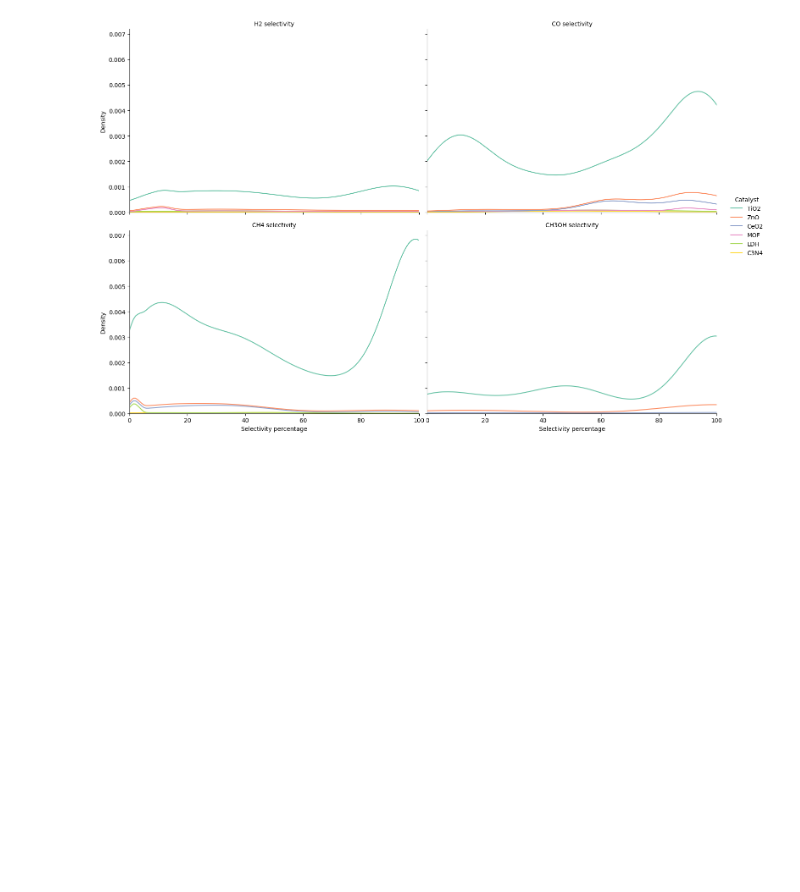
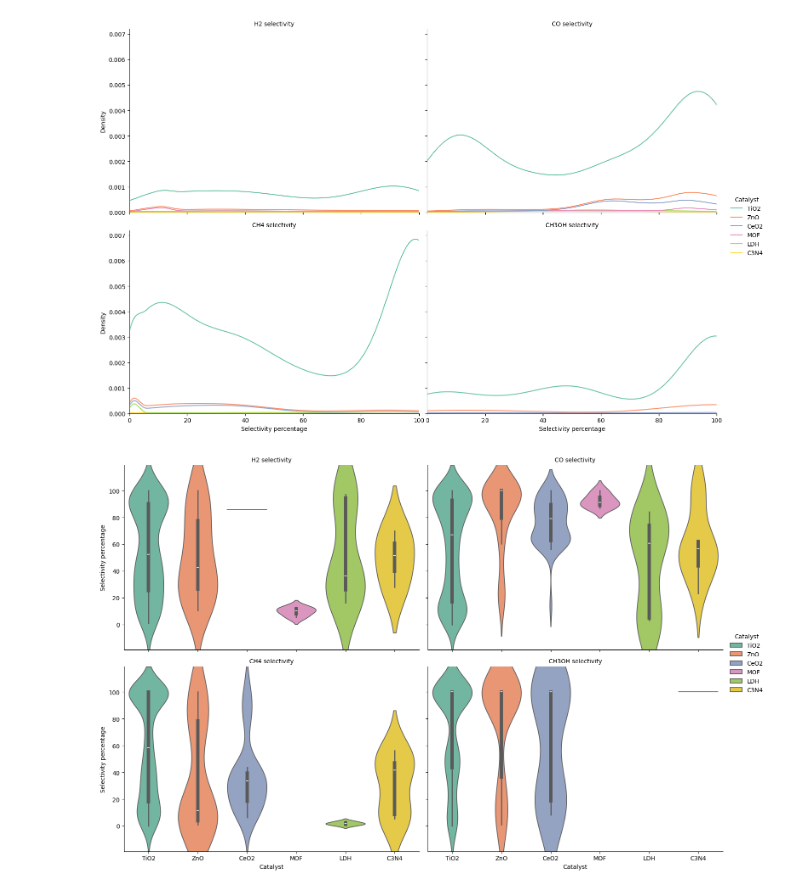
Before and after one commit to SolarChem/solarchem-kg, a Jupyter notebook: notebooks/queries-and-figures.ipynb, the cells around one changed output. Cells and saved outputs as stored; diff of their text form; code cells hidden in the pictures; blank space fills up the shorter version.

```diff
--- a/notebooks/queries-and-figures.ipynb
+++ b/notebooks/queries-and-figures.ipynb
@@ -343,3 +330,39 @@ g.set_axis_labels(x_var='Selectivity percentage')
 g.savefig('figures/selectivity.png', dpi=400)
 # %% [output]
 [figure]
+# %%
+query = prefixes + """
+    SELECT ?Catalyst ?product_label ?sel_percent
+    WHERE {
+       ?expexec prov:used ?input .
+       ?input solar:hasRole solar:Catalyst ;
+            rdfs:label ?Catalyst .
+        ?output prov:wasGeneratedBy ?expexec ;
+            rdfs:label ?product_label ;
+            solar:selectivityPercentage ?sel_percent .
+
+        VALUES ?Catalyst { 'TiO2' 'ZnO' 'CeO2' 'MOF' 'LDH' 'C3N4' }
+        VALUES ?product_label { 'CO' 'H2' 'CH4' 'CH3OH' }
+    } ORDER BY DESC (?product_label)
+"""
+
+q_res = run_query_csv(query)
+
+g = sns.catplot(data=q_res,
+                     col='product_label', col_wrap=2,
+                     x='Catalyst',
+                     hue='Catalyst',
+                     y='sel_percent',
+                     kind='violin',
+                     palette="Set2",
+                     height=5,
+                     aspect=1.5,
+                     legend=True)
+
+
+g.set(ylim=(-19,119))
+g.set_titles(col_template='{col_name} selectivity')
+g.set_axis_labels(x_var='Catalyst', y_var='Selectivity percentage')
+g.savefig('figures/selectivity-barplot.png', dpi=400)
+# %% [output]
+[figure, added]
```
Also changed, not shown: parts of 3 cells of this notebook, 3 other files.
